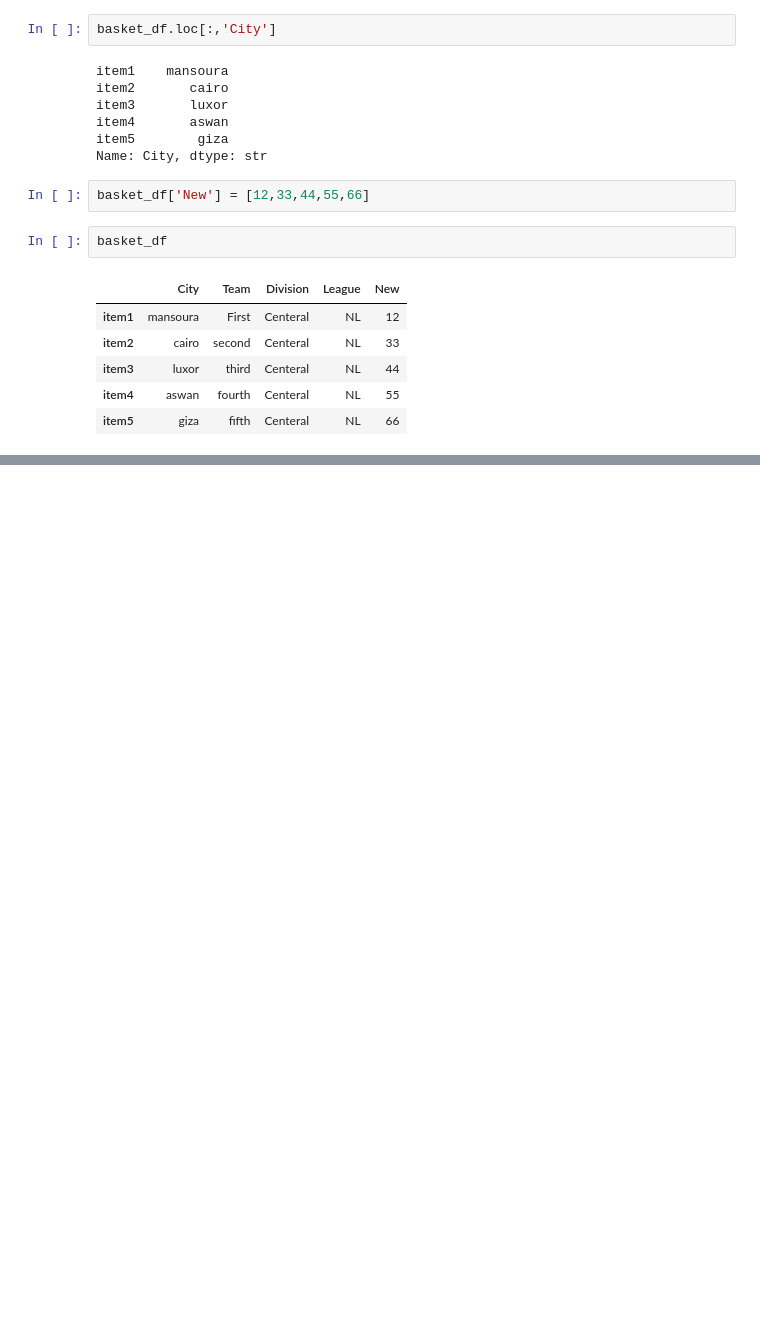
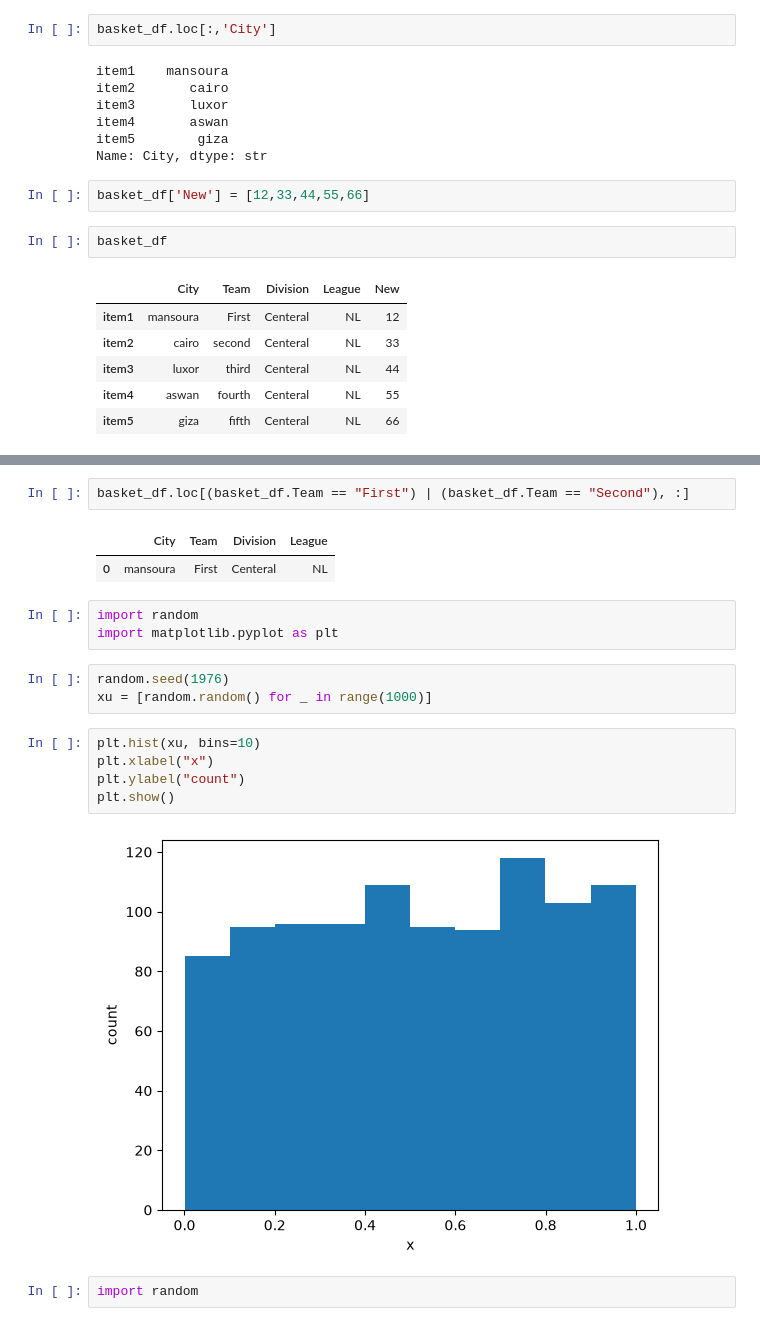
Before and after one commit to mohamedeld/Exploratory-Data-Analysis-using-Python, a Jupyter notebook: Untitled.ipynb, the cells around one changed output, grey strips where cells are left out. Saved outputs shown, nothing was run; the diff lists cells and outputs as text; blank space fills up the shorter version.

```diff
--- a/Untitled.ipynb
+++ b/Untitled.ipynb
@@ -674,0 +684,20 @@ basket_df
+# %%
+basket_df.loc[(basket_df.Team == "First") | (basket_df.Team == "Second"), :]
+# %% [output]
+|  | City | Team | Division | League |
+| 0 | mansoura | First | Centeral | NL |
+# %%
+import random
+import matplotlib.pyplot as plt
+# %%
+random.seed(1976)
+xu = [random.random() for _ in range(1000)]
+# %%
+plt.hist(xu, bins=10)
+plt.xlabel("x")
+plt.ylabel("count")
+plt.show()
+# %% [output]
+[figure, added]
+# %%
+import random
```
Also changed, not shown: parts of 33 cells of this notebook, 1 other file.
